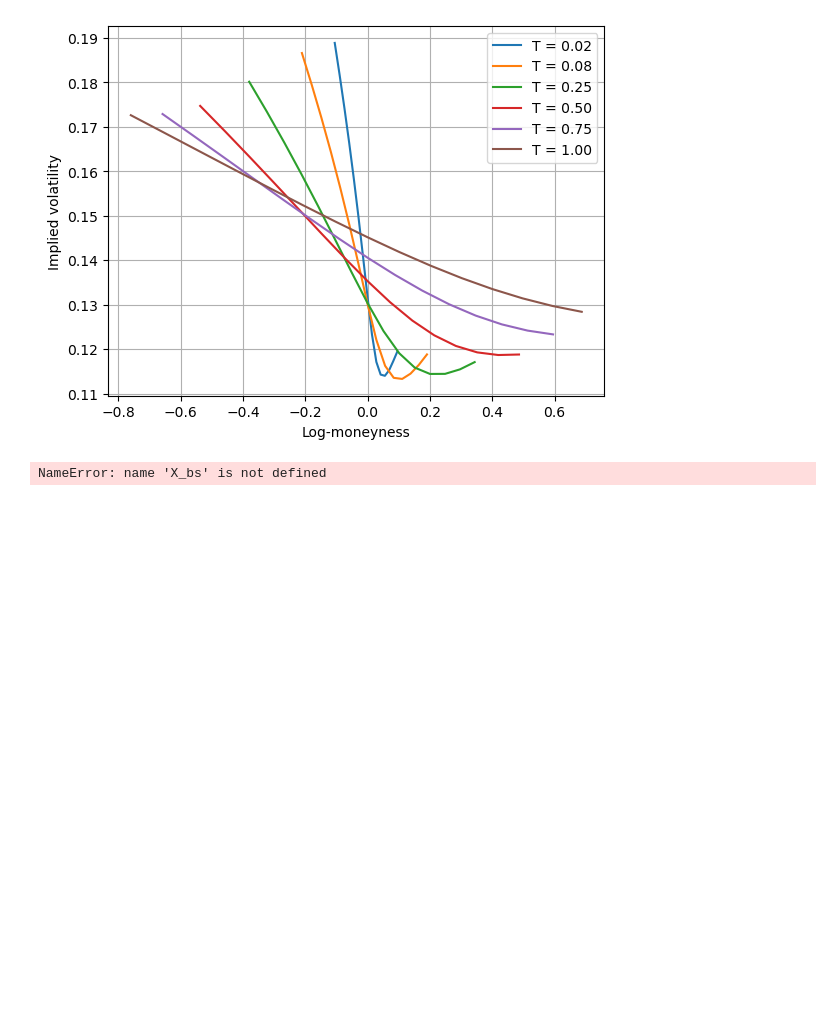
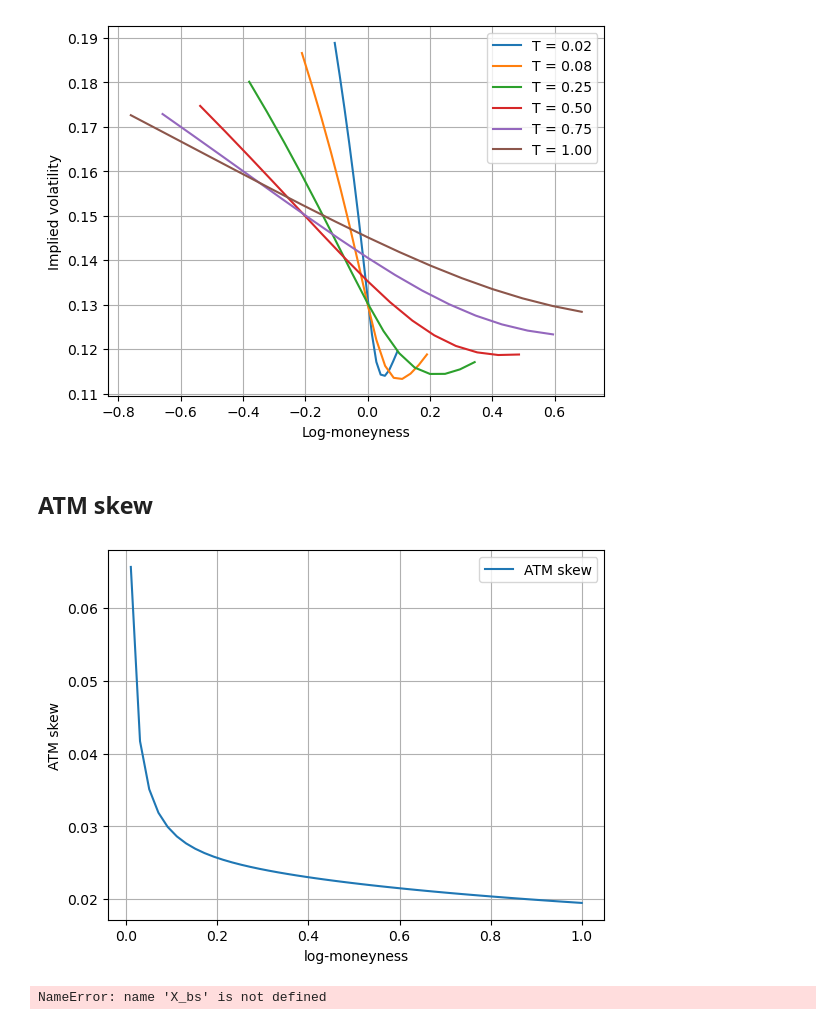
Before and after one commit to MrG1raffe/VolterraProcesses, a Jupyter notebook: Group1_Challenge2.ipynb, the cells around one changed output. Cells and saved outputs as stored; diff of their text form; code cells hidden in the pictures; blank space fills up the shorter version.

Commit message:
add ATM skew

```diff
--- a/Group1_Challenge2.ipynb
+++ b/Group1_Challenge2.ipynb
@@ -266,6 +235,3 @@ implied volatility by bisection :  0.24878048780487805
 implied volatility Let's be rational :  0.24999999999999936
 difference between Market price and black_scholes price with implied vol :  1.1102230246251565e-16
-# %%
-S0 = 1
-r = 0
 # %%
@@ -308,3 +261,43 @@ s0 = 1.
+# %% [markdown]
+## ATM skew
+# %%
+def plot_atm_skew(maturities, model, S0, V0, bump=0.05, ls='-', ax=None, label='ATM skew'):
+    if ax is None:
+        fig, ax = plt.subplots()
+
+    strikes = np.array([1 - bump, 1 + bump]) * S0
+    log_moneyness = np.log(strikes / S0)
+
+    atm_skew = np.zeros_like(maturities)
+    for i, T in enumerate(maturities):
+        call_prices = [model.call(T=T, K=K, S=S0, V=V0) for K in strikes]
+        iv = black_iv(option_price=call_prices, T=T, K=strikes, F=S0, r=r, flag='c')
+        atm_skew[i] = (iv[1] - iv[0]) / (log_moneyness[1] - log_moneyness[0])
+
+    ax.plot(maturities, np.abs(atm_skew), label=label, ls=ls)
+    ax.grid()
+    ax.legend()
+    ax.set_xlabel('log-moneyness')
+    ax.set_ylabel('ATM skew')
+# %%
+eps = 0.0001
+
+kappa = 1 / eps
+eta = 1 / eps
+
+theta = 0.0398*1.5768
+rho = -0.5711
+
+S0 = 1
+V0 = 0.0175
+
+heston_model = Heston_model(theta=theta, kappa=kappa, eta=eta, rho=rho)
+# %%
+maturities = np.linspace(0.01, 1, 50)
+
+plot_atm_skew(maturities, heston_model, S0=S0, V0=V0)
+# %% [output]
+[figure, added]
 # %%
 maturities = np.linspace(0.02, 2, 25, endpoint=True)
 # Dmitrii : It is a plot of IV and not of the ATM skew (derivative of the IV w.r.t. log-moneyness)
```
Also changed, not shown: parts of 7 cells of this notebook.
